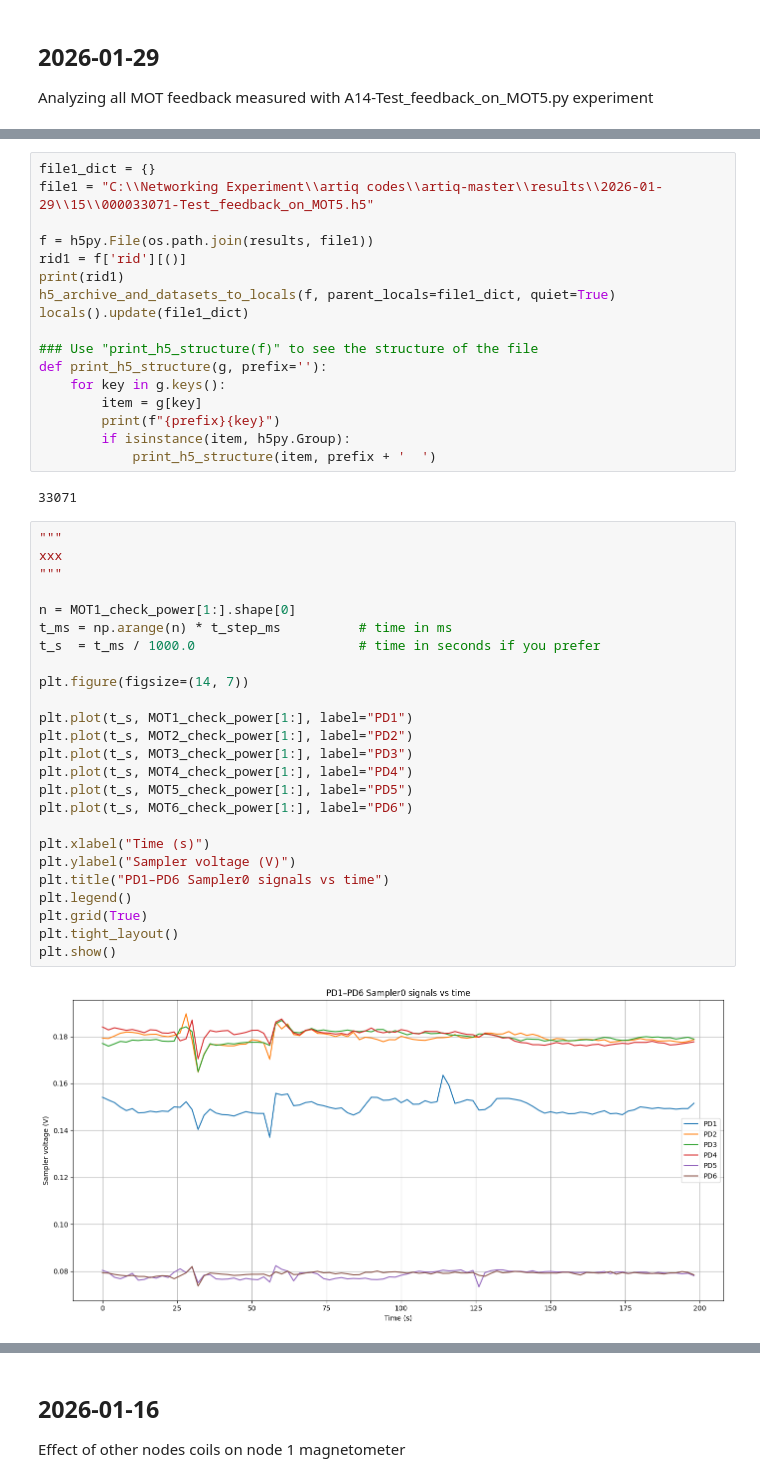
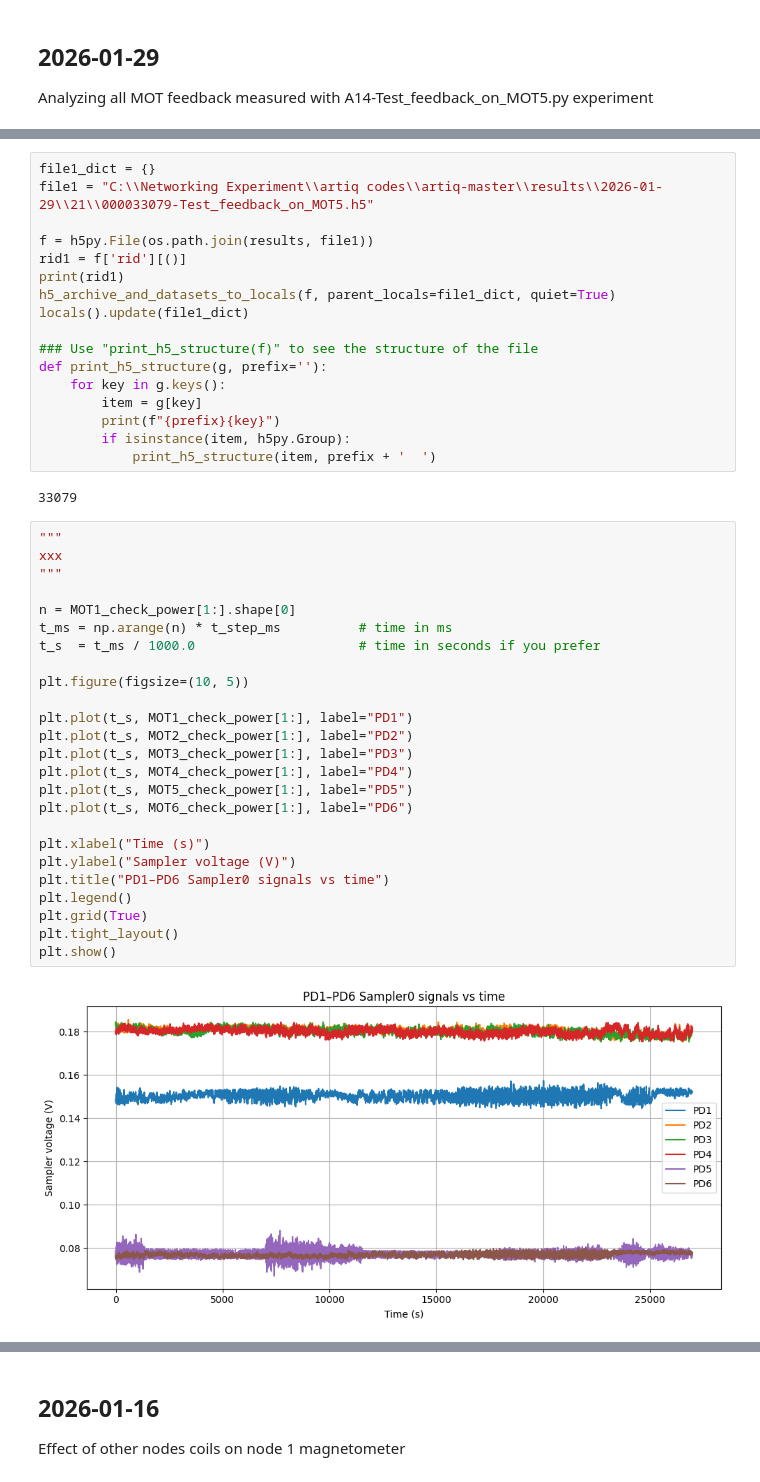
Before and after one commit to QuantumQuadrate/qn_artiq_routines, a Jupyter notebook: Analysis/Single atom analysis/view_h5_data.ipynb, the cells around one changed output, grey strips where cells are left out. Cells and saved outputs as stored; diff of their text form.

```diff
--- a/Analysis/Single atom analysis/view_h5_data.ipynb
+++ b/Analysis/Single atom analysis/view_h5_data.ipynb
@@ -51,6 +51,6 @@ C:\Networking Experiment\artiq codes\artiq-master\results\2026-01-29\15\00003307
 # %%
 file1_dict = {}
-file1 = "C:\\Networking Experiment\\artiq codes\\artiq-master\\results\\2026-01-29\\15\\000033071-Test_feedback_on_MOT5.h5"
+file1 = "C:\\Networking Experiment\\artiq codes\\artiq-master\\results\\2026-01-29\\21\\000033079-Test_feedback_on_MOT5.h5"
 
 f = h5py.File(os.path.join(results, file1))
 rid1 = f['rid'][()]
@@ -66,31 +66,31 @@ def print_h5_structure(g, prefix=''):
         if isinstance(item, h5py.Group):
             print_h5_structure(item, prefix + '  ')
 # %% [output]
-33071
+33079
 # %%
 """
 xxx
 """
 
 n = MOT1_check_power[1:].shape[0]
 t_ms = np.arange(n) * t_step_ms          # time in ms
 t_s  = t_ms / 1000.0                     # time in seconds if you prefer
 
-plt.figure(figsize=(14, 7))
+plt.figure(figsize=(10, 5))
 
 plt.plot(t_s, MOT1_check_power[1:], label="PD1")
 plt.plot(t_s, MOT2_check_power[1:], label="PD2")
 plt.plot(t_s, MOT3_check_power[1:], label="PD3")
 plt.plot(t_s, MOT4_check_power[1:], label="PD4")
 plt.plot(t_s, MOT5_check_power[1:], label="PD5")
 plt.plot(t_s, MOT6_check_power[1:], label="PD6")
 
 plt.xlabel("Time (s)")
 plt.ylabel("Sampler voltage (V)")
 plt.title("PD1–PD6 Sampler0 signals vs time")
 plt.legend()
 plt.grid(True)
 plt.tight_layout()
 plt.show()
 # %% [output]
-[figure, old version]
+[figure, new version]
```
Also changed, not shown: parts of 2 cells of this notebook, 5 other files.
